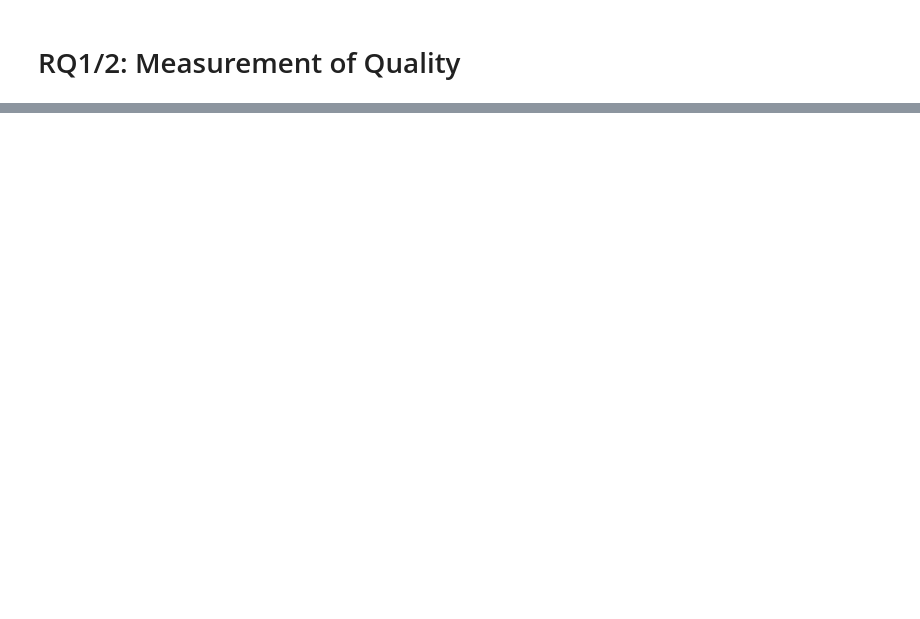
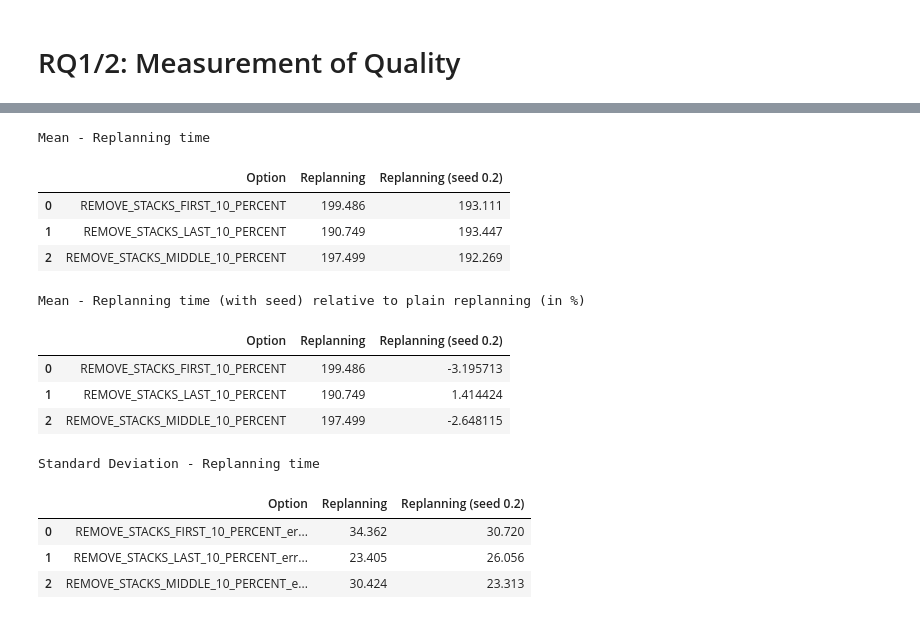
Before and after one commit to martineisenberg/momot-reactive, a Jupyter notebook: evaluation/data_processing.ipynb, the cells around one changed output, grey strips where cells are left out. Saved outputs shown, nothing was run; the diff lists cells and outputs as text; code cells hidden in the pictures; blank space fills up the shorter version.

```diff
--- a/evaluation/data_processing.ipynb
+++ b/evaluation/data_processing.ipynb
@@ -132,0 +164,60 @@ display(std)
+# %%
+files = os.listdir(os.path.join('.', 'threshold_rq1_rq2'))
+mean = pd.DataFrame(columns = ["Option", "Replanning", "Replanning (seed 0.2)"])
+std = pd.DataFrame(columns = ["Option", "Replanning", "Replanning (seed 0.2)"])
+for f in files:
+    if f.endswith("csv"):
+        df = pd.read_csv(os.path.join('.', 'threshold_rq1_rq2', f))
+        mean_row = {}
+        std_row = {}
+        for name, group in df.groupby(by='variant'):
+            #print(f"\tVariant: {name}")
+            #print(f"\t\tFinal objective (mean): {group['final_objective_value'].mean():.3f} ({group['final_objective_value'].std():.3f})\n")
+            if(name == "NSGAII_ConditionReplanningStrategy-_0-13.6795_0"):
+                mean_row["Replanning"] = round(group['initial_planning_time'].mean(), 3)
+                std_row["Replanning"] = round(group['initial_planning_time'].std(), 3)
+            elif(name == "NSGAII_ConditionReplanningStrategy-_0-13.6795reusePortion=0.2_withSeed_1"):
+                mean_row["Replanning (seed 0.2)"] = round(group['initial_planning_time'].mean(), 3)
+                std_row["Replanning (seed 0.2)"] = round(group['initial_planning_time'].std(), 3)
+
+        #print(f)
+       # print(mean_row)
+        mean_row["Option"] = f.split("@")[1].split("_errPerDisturbance")[0]
+        mean = mean.append(mean_row, ignore_index = True)
+        std_row["Option"] = f.split("@")[1].split(".")[0]
+        std = std.append(std_row, ignore_index = True)
+            # todo: median
+            # todo: variance
+print("Mean - Replanning time")
+display(mean)
+
+#mean["Replanning"] = (mean["Replanning"] - mean["Naive Repair"]) / mean["Naive Repair"] * 100
+#mean.round({'Replanning': 1})
+mean["Replanning (seed 0.2)"] = (mean["Replanning (seed 0.2)"] - mean["Replanning"])/ mean["Replanning"] * 100
+mean.round(3)
+print("Mean - Replanning time (with seed) relative to plain replanning (in %)")
+display(mean)
+
+print("Standard Deviation - Replanning time")
+display(std)
+#print(std)
+# todo: create table for each rq
+# todo: create plot for each rq
+
+# todo: in den CSVs: naive Planning -> naive Repair
+# %% [output]
+Mean - Replanning time
+|  | Option | Replanning | Replanning (seed 0.2) |
+| 0 | REMOVE_STACKS_FIRST_10_PERCENT | 199.486 | 193.111 |
+| 1 | REMOVE_STACKS_LAST_10_PERCENT | 190.749 | 193.447 |
+| 2 | REMOVE_STACKS_MIDDLE_10_PERCENT | 197.499 | 192.269 |
+Mean - Replanning time (with seed) relative to plain replanning (in %)
+|  | Option | Replanning | Replanning (seed 0.2) |
+| 0 | REMOVE_STACKS_FIRST_10_PERCENT | 199.486 | -3.195713 |
+| 1 | REMOVE_STACKS_LAST_10_PERCENT | 190.749 | 1.414424 |
+| 2 | REMOVE_STACKS_MIDDLE_10_PERCENT | 197.499 | -2.648115 |
+Standard Deviation - Replanning time
+|  | Option | Replanning | Replanning (seed 0.2) |
+| 0 | REMOVE_STACKS_FIRST_10_PERCENT_er... | 34.362 | 30.720 |
+| 1 | REMOVE_STACKS_LAST_10_PERCENT_err... | 23.405 | 26.056 |
+| 2 | REMOVE_STACKS_MIDDLE_10_PERCENT_e... | 30.424 | 23.313 |
```
Also changed, not shown: parts of 8 cells of this notebook, 53 other files.
